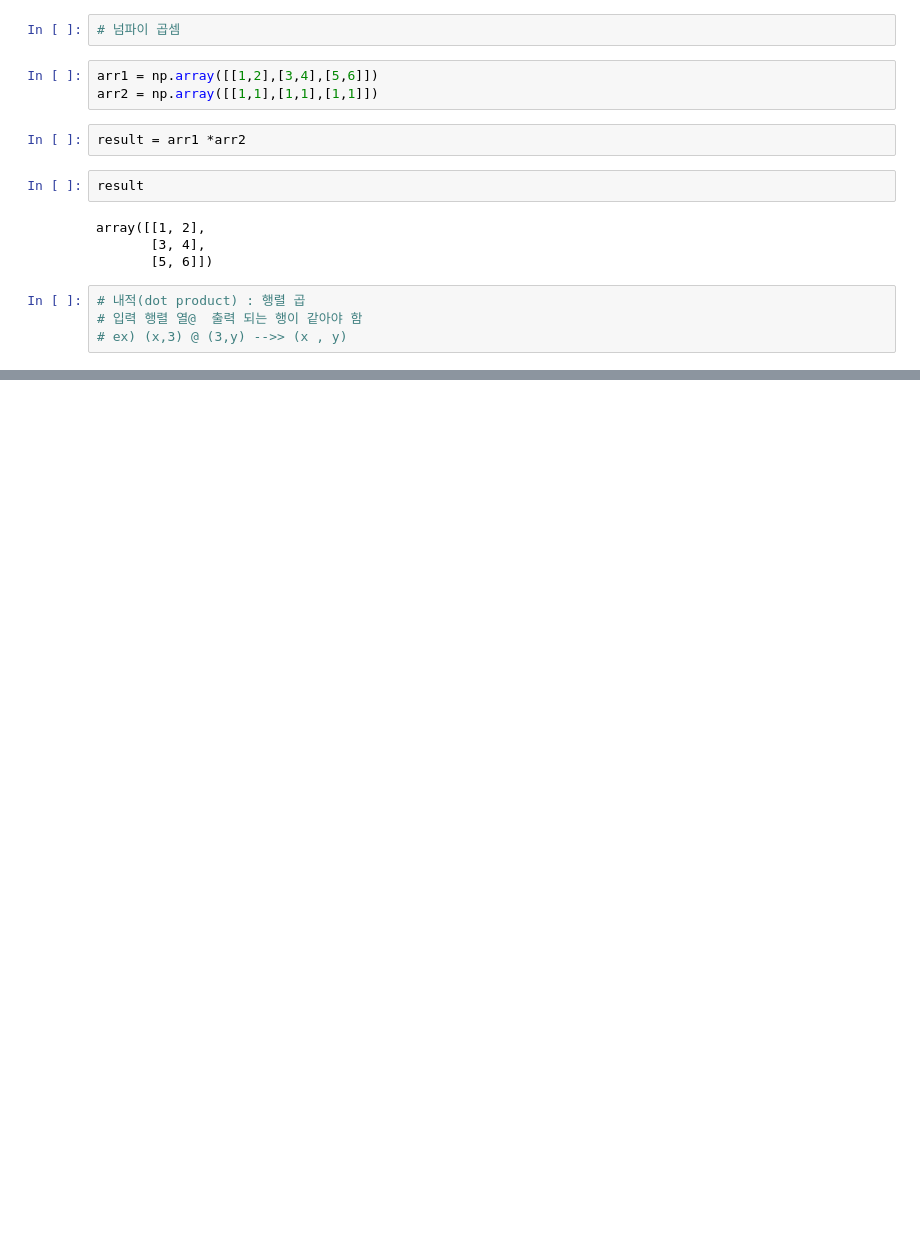
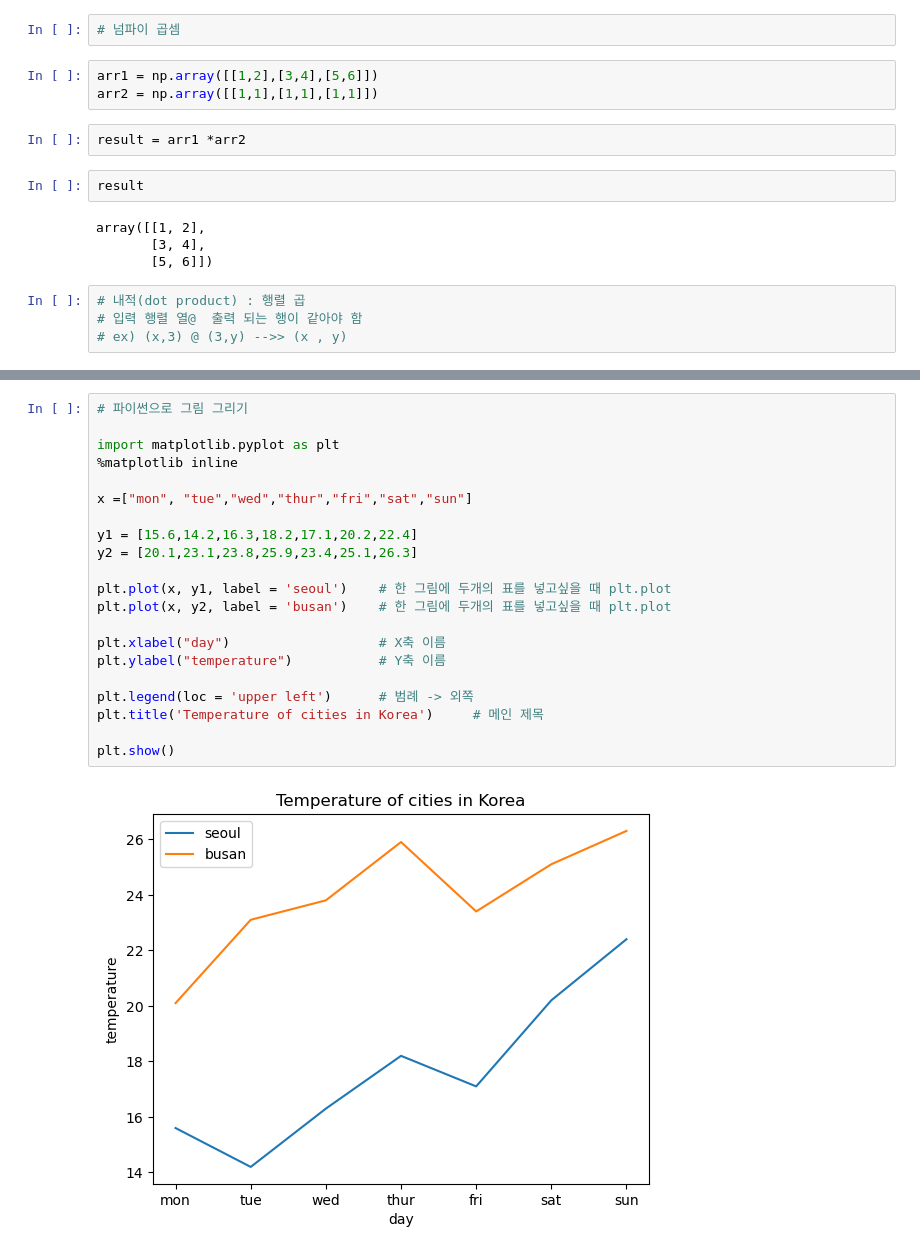
Before and after one commit to sunssstar/pandas, a Jupyter notebook: Numpy_01_basic.ipynb, the cells around one changed output, grey strips where cells are left out. Drawn from its saved outputs; the diff is of its cells as text; blank space fills up the shorter version.

```diff
--- a/Numpy_01_basic.ipynb
+++ b/Numpy_01_basic.ipynb
@@ -515,0 +889,23 @@ array([[90, 85, 70],
+# %%
+# 파이썬으로 그림 그리기
+
+import matplotlib.pyplot as plt
+%matplotlib inline
+
+x =["mon", "tue","wed","thur","fri","sat","sun"]
+
+y1 = [15.6,14.2,16.3,18.2,17.1,20.2,22.4]
+y2 = [20.1,23.1,23.8,25.9,23.4,25.1,26.3]
+
+plt.plot(x, y1, label = 'seoul')    # 한 그림에 두개의 표를 넣고싶을 때 plt.plot
+plt.plot(x, y2, label = 'busan')    # 한 그림에 두개의 표를 넣고싶을 때 plt.plot
+
+plt.xlabel("day")                   # X축 이름
+plt.ylabel("temperature")           # Y축 이름
+
+plt.legend(loc = 'upper left')      # 범례 -> 외쪽
+plt.title('Temperature of cities in Korea')     # 메인 제목
+
+plt.show()
+# %% [output]
+[figure, added]
```
Also changed, not shown: parts of 51 cells of this notebook.
